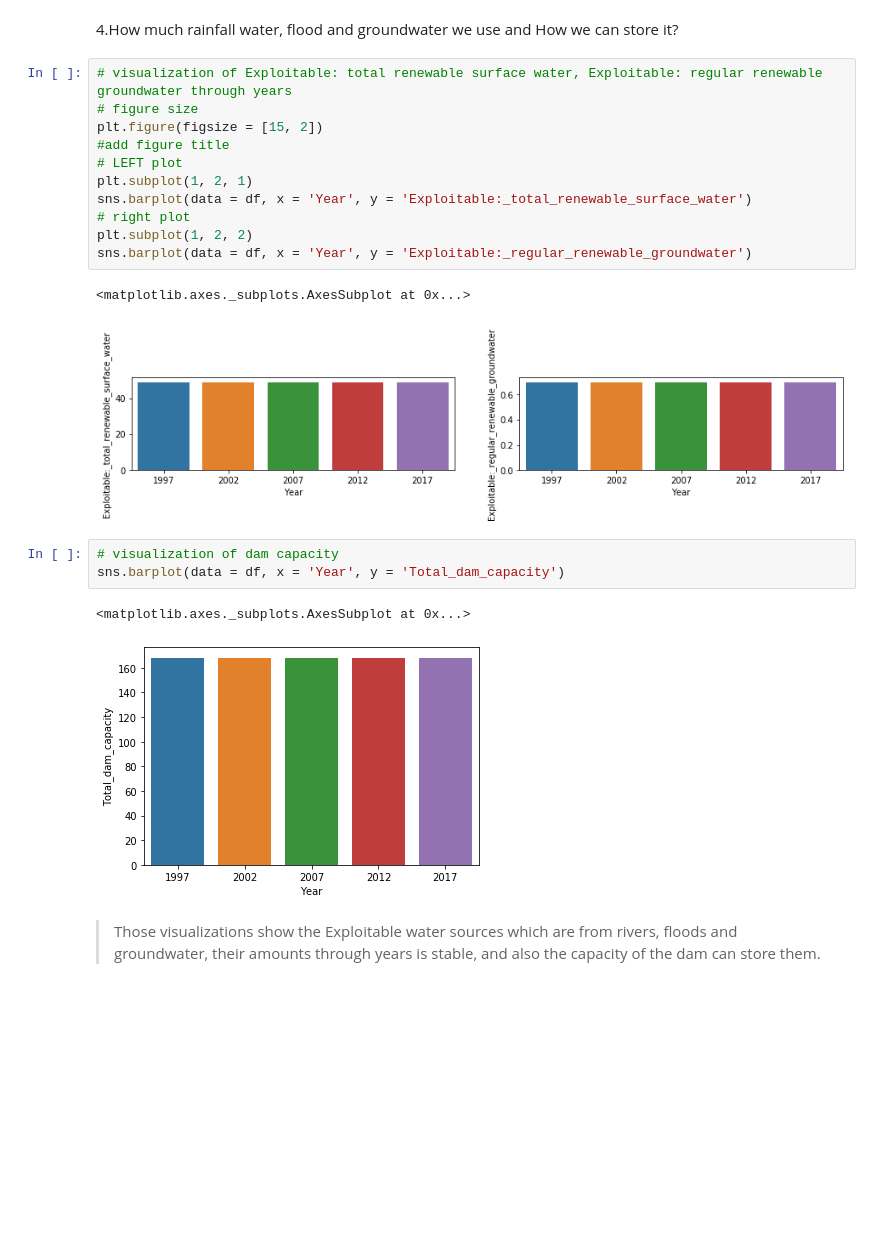
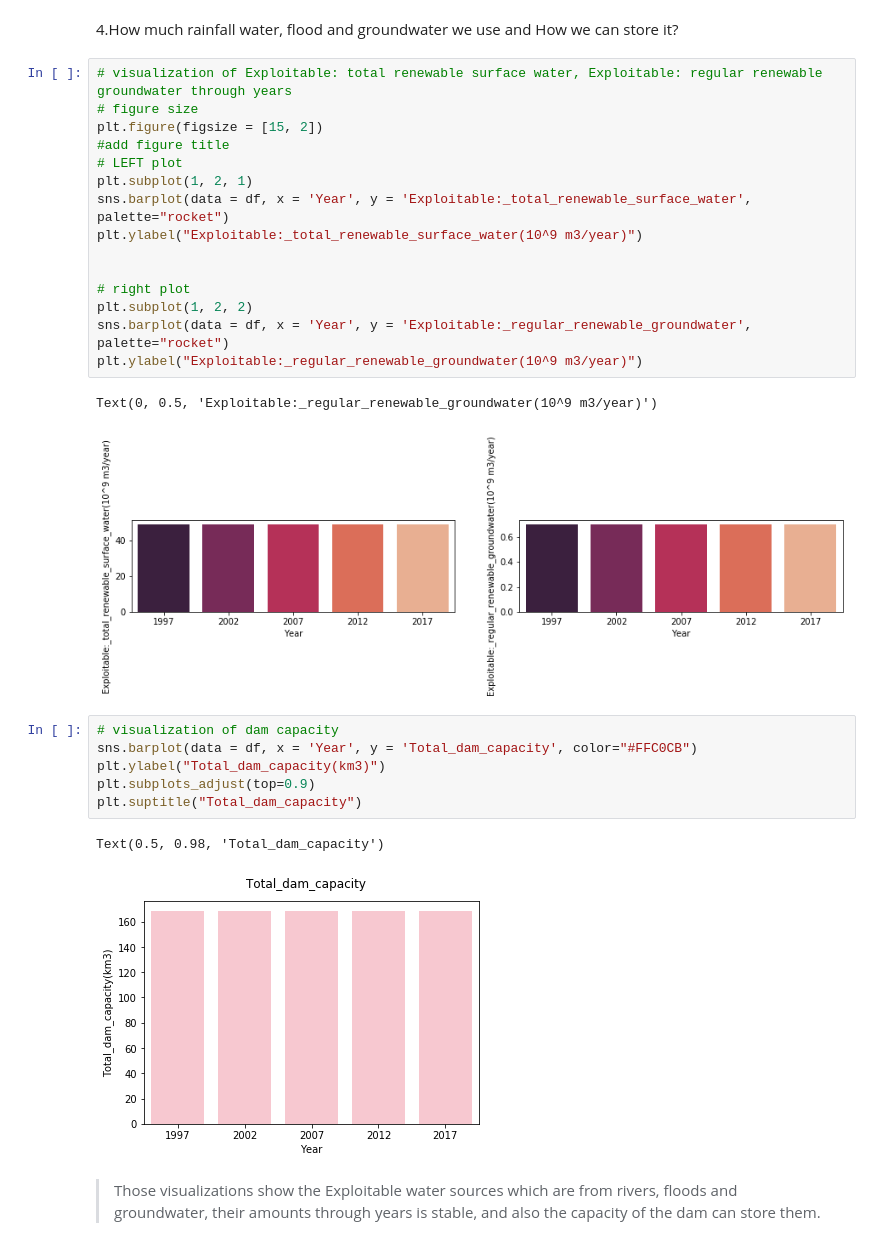
Before and after one commit to OmdenaAI/omdena-egypt-freshwater, a Jupyter notebook: src/visualizations/AnalyzeWaterConsumptionInEgyptOnAquastatDataset_notebook.ipynb, the cells around one changed output. Drawn from its saved outputs; the diff is of its cells as text; blank space fills up the shorter version.

```diff
--- a/src/visualizations/AnalyzeWaterConsumptionInEgyptOnAquastatDataset_notebook.ipynb
+++ b/src/visualizations/AnalyzeWaterConsumptionInEgyptOnAquastatDataset_notebook.ipynb
@@ -443,23 +494,30 @@ g.add_legend()
 # %%
 # visualization of Exploitable: total renewable surface water, Exploitable: regular renewable groundwater through years
 # figure size
 plt.figure(figsize = [15, 2])
 #add figure title
 # LEFT plot
 plt.subplot(1, 2, 1)
-sns.barplot(data = df, x = 'Year', y = 'Exploitable:_total_renewable_surface_water')
+sns.barplot(data = df, x = 'Year', y = 'Exploitable:_total_renewable_surface_water', palette="rocket")
+plt.ylabel("Exploitable:_total_renewable_surface_water(10^9 m3/year)")
+
+
 # right plot
 plt.subplot(1, 2, 2)
-sns.barplot(data = df, x = 'Year', y = 'Exploitable:_regular_renewable_groundwater')
+sns.barplot(data = df, x = 'Year', y = 'Exploitable:_regular_renewable_groundwater', palette="rocket")
+plt.ylabel("Exploitable:_regular_renewable_groundwater(10^9 m3/year)")
 # %% [output]
-<matplotlib.axes._subplots.AxesSubplot at 0x...>
+Text(0, 0.5, 'Exploitable:_regular_renewable_groundwater(10^9 m3/year)')
-[figure, old version]
+[figure, new version]
 # %%
 # visualization of dam capacity
-sns.barplot(data = df, x = 'Year', y = 'Total_dam_capacity')
+sns.barplot(data = df, x = 'Year', y = 'Total_dam_capacity', color="#FFC0CB")
+plt.ylabel("Total_dam_capacity(km3)")
+plt.subplots_adjust(top=0.9)
+plt.suptitle("Total_dam_capacity")
 # %% [output]
-<matplotlib.axes._subplots.AxesSubplot at 0x...>
+Text(0.5, 0.98, 'Total_dam_capacity')
-[figure, old version]
+[figure, new version]
 # %% [markdown]
 > Those visualizations show the Exploitable water sources which are from rivers, floods and groundwater, their amounts through years is stable, and also the capacity of the dam can store them.
 # %% [markdown]
```
Also changed, not shown: parts of 11 cells of this notebook.
